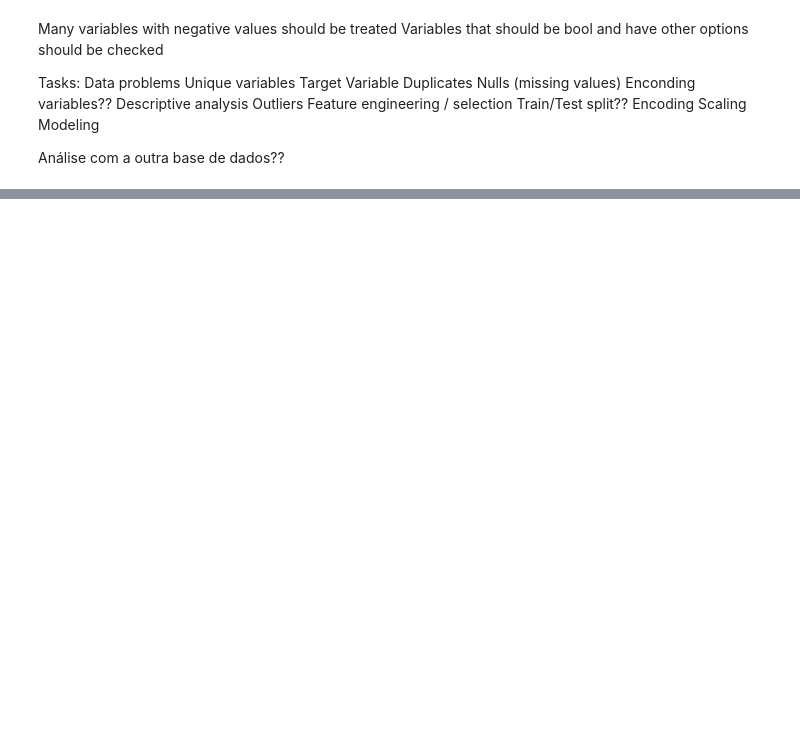
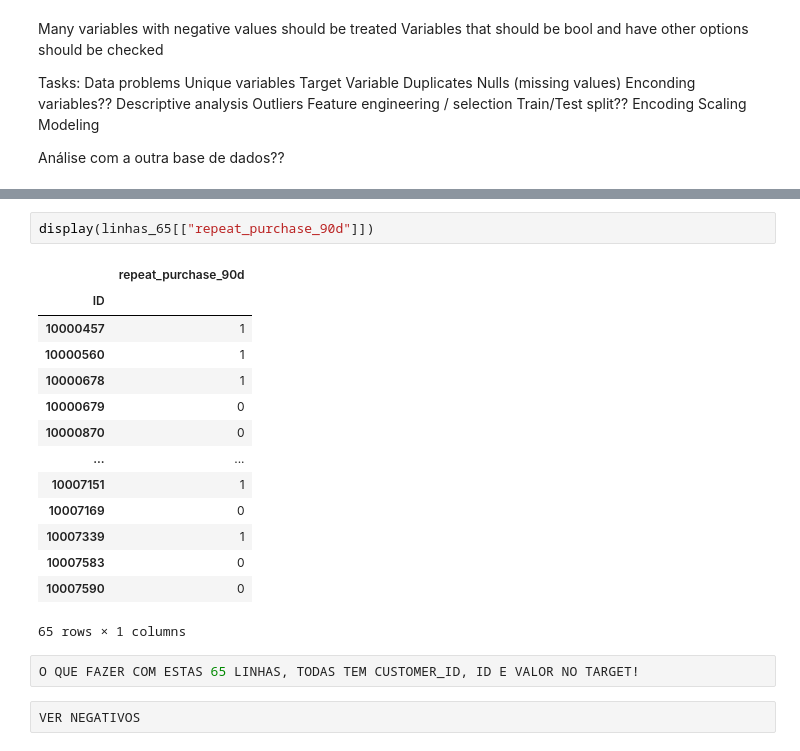
Before and after one commit to jxbarbosax/Machine-Learning, a Jupyter notebook: Data_Exploration.ipynb, the cells around one changed output, grey strips where cells are left out. Cells and saved outputs as stored; diff of their text form; blank space fills up the shorter version.

```diff
--- a/Data_Exploration.ipynb
+++ b/Data_Exploration.ipynb
@@ -115,0 +185,21 @@ dtype: int64
+# %%
+display(linhas_65[["repeat_purchase_90d"]])
+# %% [output]
+|  | repeat_purchase_90d |
+| ID |  |
+| 10000457 | 1 |
+| 10000560 | 1 |
+| 10000678 | 1 |
+| 10000679 | 0 |
+| 10000870 | 0 |
+| ... | ... |
+| 10007151 | 1 |
+| 10007169 | 0 |
+| 10007339 | 1 |
+| 10007583 | 0 |
+| 10007590 | 0 |
+65 rows × 1 columns
+# %%
+O QUE FAZER COM ESTAS 65 LINHAS, TODAS TEM CUSTOMER_ID, ID E VALOR NO TARGET!
+# %%
+VER NEGATIVOS
```
Also changed, not shown: parts of 8 cells of this notebook.
